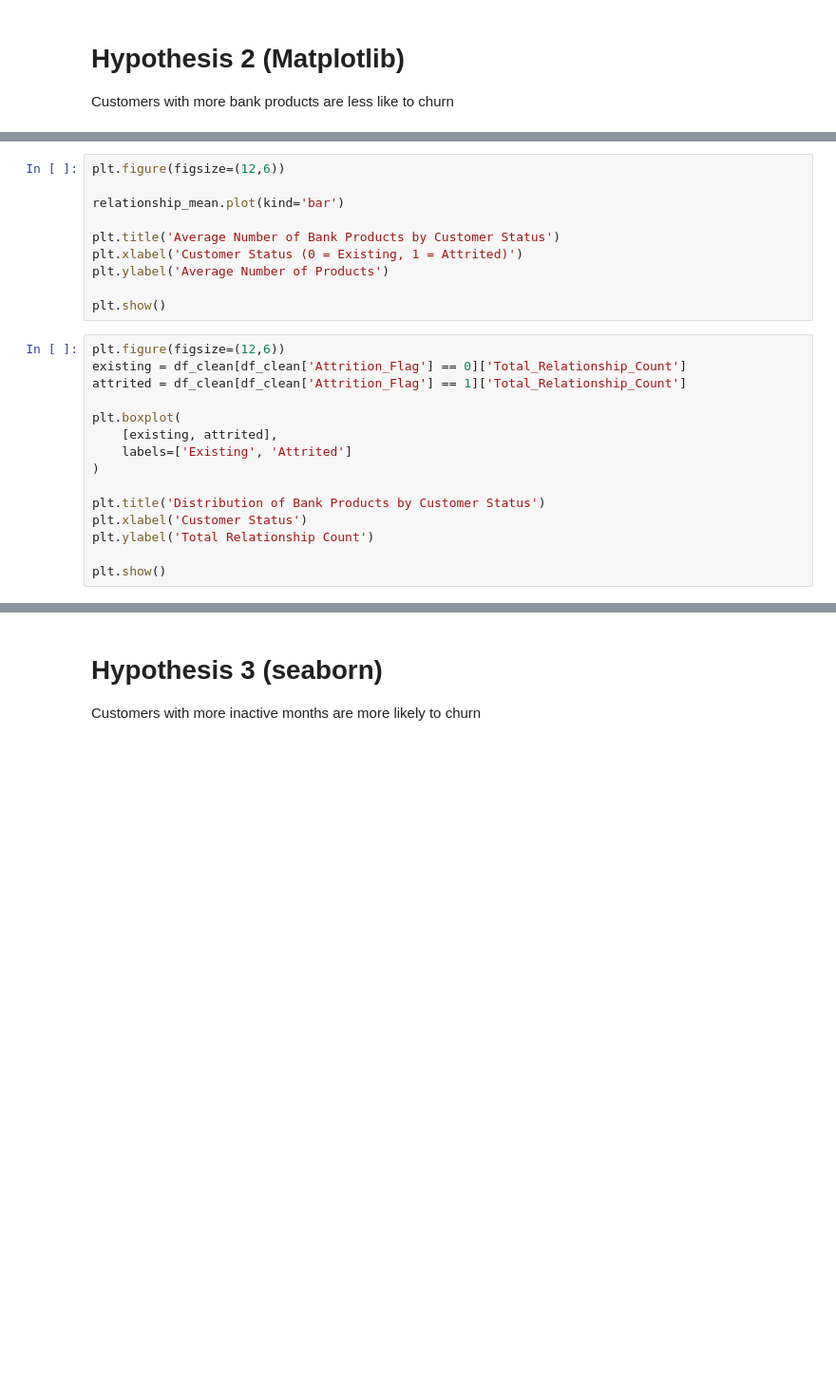
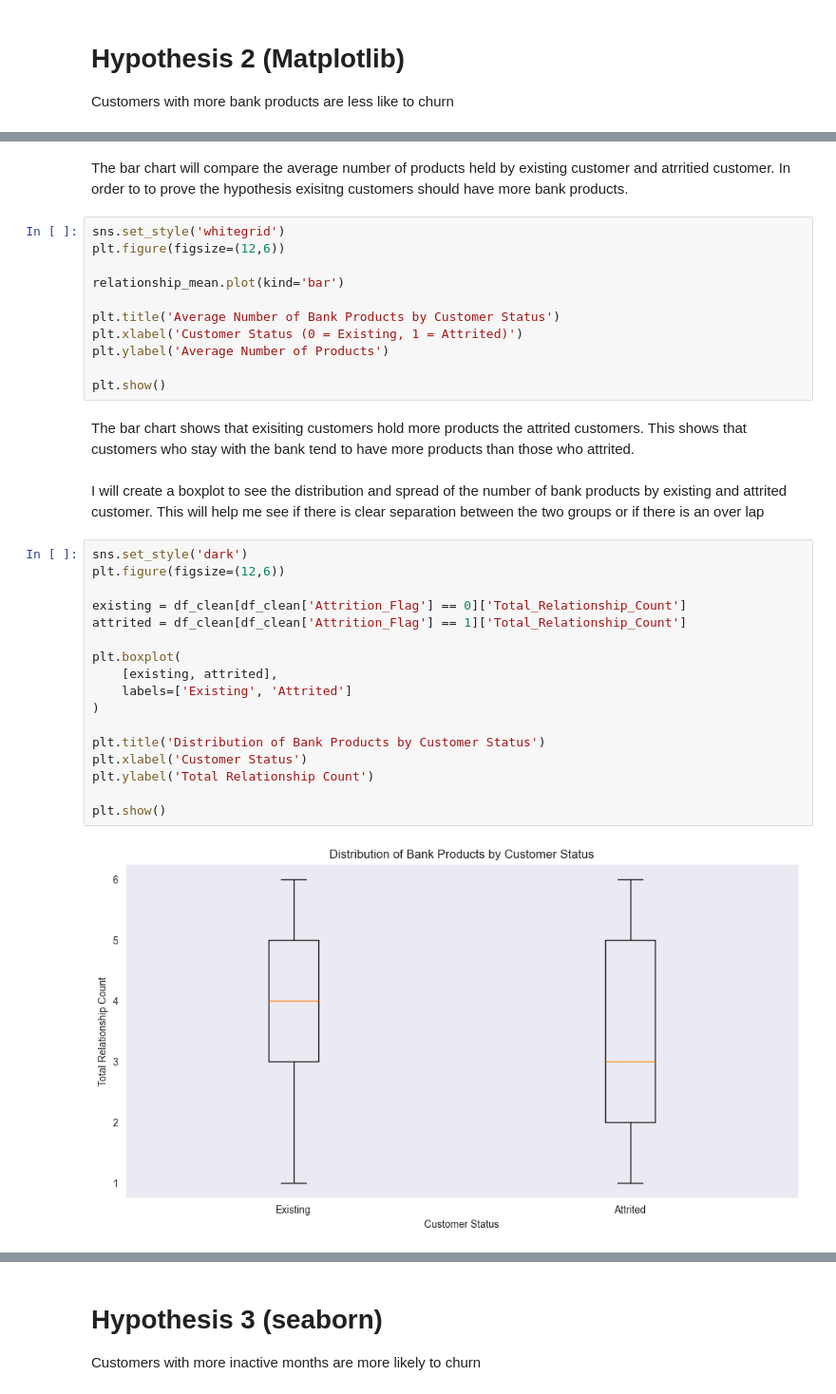
Before and after one commit to navmann99/credit_card_analysis, a Jupyter notebook: jupyter_notebooks/Data_Visualisations.ipynb, the cells around one changed output, grey strips where cells are left out. Shown at 95% size. Cells and saved outputs as stored; diff of their text form; blank space fills up the shorter version.

```diff
--- a/jupyter_notebooks/Data_Visualisations.ipynb
+++ b/jupyter_notebooks/Data_Visualisations.ipynb
@@ -139,5 +137,8 @@ relationship_mean = df_clean.groupby('Attrition_Flag')['Total_Relationship_Count
 print(relationship_mean)
+# %% [markdown]
+The bar chart will compare the average number of products held by existing customer and atrritied customer. In order to to prove the hypothesis exisitng customers should have more bank products.
 # %%
+sns.set_style('whitegrid')
 plt.figure(figsize=(12,6))
 
 relationship_mean.plot(kind='bar')
@@ -147,18 +148,26 @@ plt.xlabel('Customer Status (0 = Existing, 1 = Attrited)')
 plt.ylabel('Average Number of Products')
 
 plt.show()
+# %% [markdown]
+The bar chart shows that exisiting customers hold more products the attrited customers. This shows that customers who stay with the bank tend to have more products than those who attrited.
+# %% [markdown]
+I will create a boxplot to see the distribution and spread of the number of bank products by existing and attrited customer. This will help me see if there is clear separation between the two groups or if there is an over lap
 # %%
+sns.set_style('dark')
 plt.figure(figsize=(12,6))
+
 existing = df_clean[df_clean['Attrition_Flag'] == 0]['Total_Relationship_Count']
 attrited = df_clean[df_clean['Attrition_Flag'] == 1]['Total_Relationship_Count']
 
 plt.boxplot(
     [existing, attrited],
     labels=['Existing', 'Attrited']
 )
 
 plt.title('Distribution of Bank Products by Customer Status')
 plt.xlabel('Customer Status')
 plt.ylabel('Total Relationship Count')
 
 plt.show()
+# %% [output]
+[figure, added]
```
Also changed, not shown: parts of 8 cells of this notebook.
